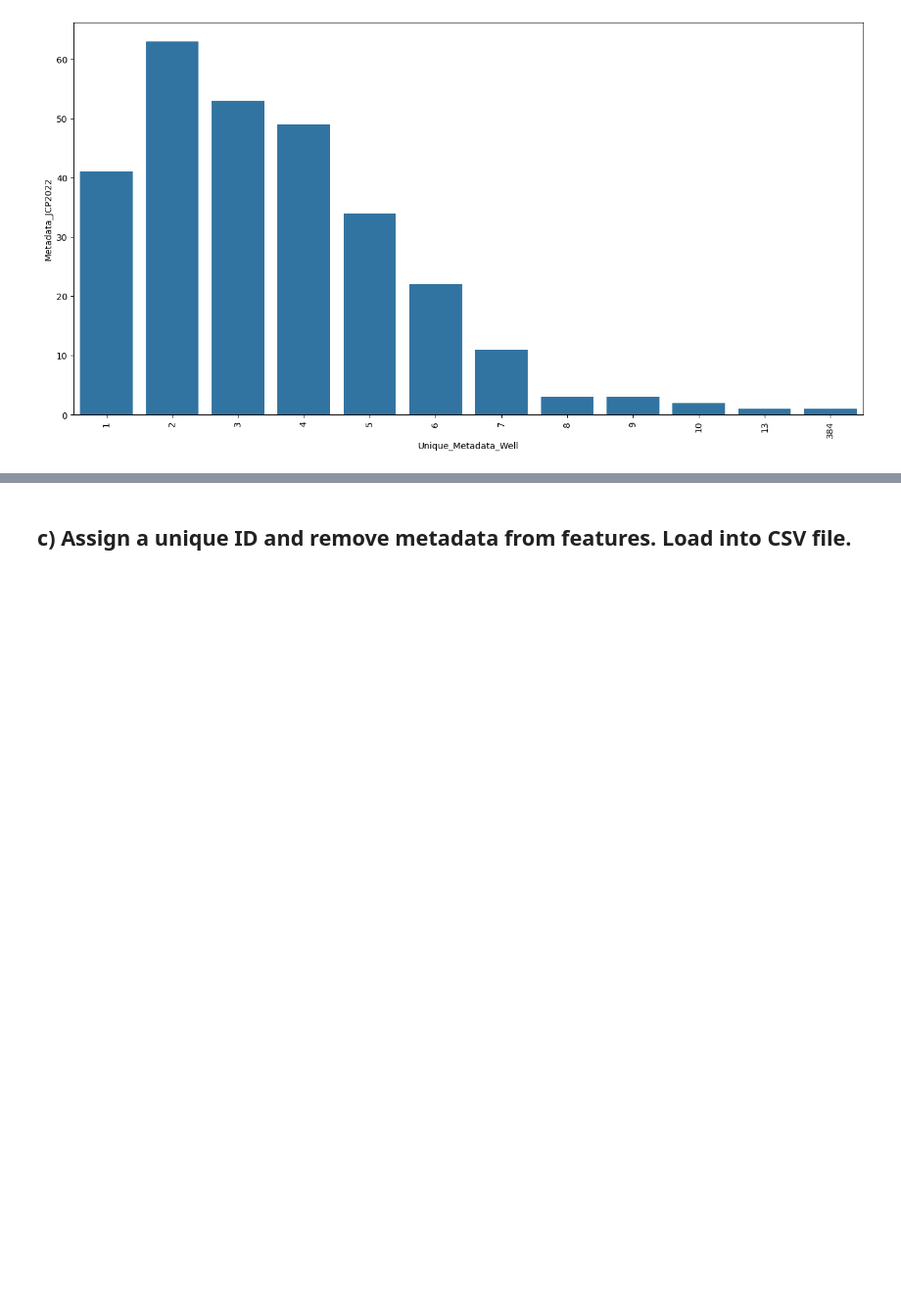
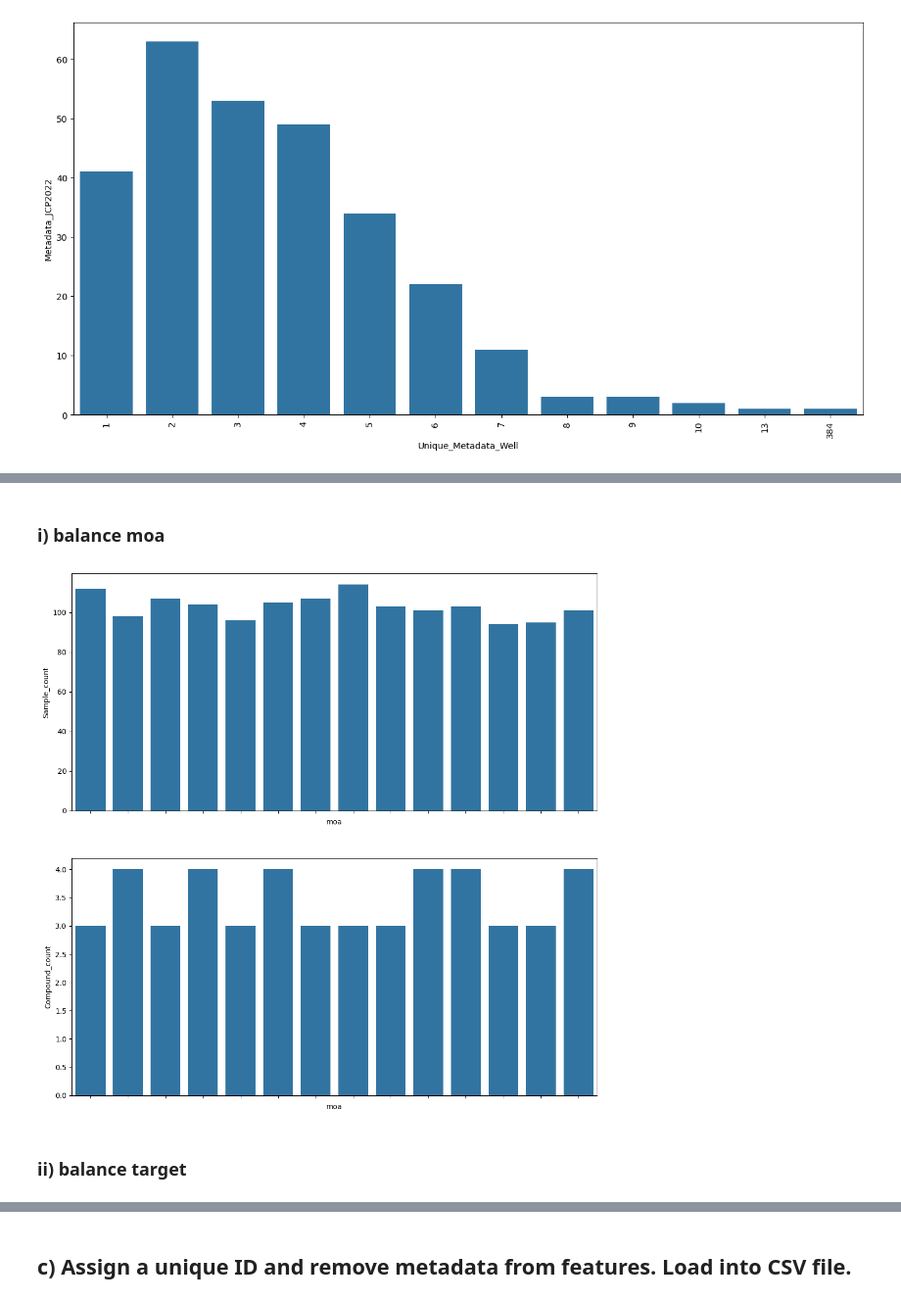
Before and after one commit to afermg/jump_attribution, a Jupyter notebook: workspace/analysis/naive_classifier_profiles.ipynb, the cells around one changed output, grey strips where cells are left out. Shown at 98% size. Drawn from its saved outputs; the diff is of its cells as text; code cells hidden in the pictures; blank space fills up the shorter version.

```diff
--- a/workspace/analysis/naive_classifier_profiles.ipynb
+++ b/workspace/analysis/naive_classifier_profiles.ipynb
@@ -184,0 +134,45 @@ pdt.moa_distribution(metadata.filter(pl.col("pert_iname") != "DMSO"), key="moa_r
+# %%
+def constrain_comp_per_source(metadata, min_rep=2, max_rep=4):
+    return (metadata.with_columns(
+        pl.col("Metadata_JCP2022").count().over("Metadata_InChIKey", "Metadata_Source").alias("comp_source"),
+        pl.col("Metadata_JCP2022").count().over("Metadata_InChIKey", "Metadata_Source", "Metadata_Well").alias("comp_source_well"),
+        pl.col("Metadata_Well").n_unique().over("Metadata_InChIKey", "Metadata_Source").alias("unique_well_source"))
+     .with_columns(pl.max_horizontal(pl.lit(1),
+                                     pl.min_horizontal(pl.col("comp_source_well"), max_rep // pl.col("unique_well_source")))
+                   .alias("sample"))
+     .filter(pl.col("comp_source") >= min_rep)
+     .group_by("Metadata_InChIKey", "Metadata_Source", "Metadata_Well")
+     .map_groups(lambda df: (df.sort(["Metadata_InChIKey", "Metadata_Source", "Metadata_Plate", "Metadata_Well"])
+                                       .sample(df.select(pl.col("sample").unique()).to_numpy().flatten()[0],
+                                      seed=42)))
+     .with_columns(pl.col("Metadata_JCP2022").count().over("Metadata_InChIKey", "Metadata_Source").alias("comp_source"))
+     .group_by("Metadata_InChIKey", "Metadata_Source")
+     .map_groups(lambda df: (df.sort(["Metadata_InChIKey", "Metadata_Source", "Metadata_Plate", "Metadata_Well"])
+                                       .sample(min(df.select(pl.col("comp_source").unique()).to_numpy().flatten()[0],
+                                               max_rep),
+                                               seed=42)))
+     .sort(["Metadata_InChIKey", "Metadata_Source", "Metadata_Plate", "Metadata_Well"])
+     .select(pl.all().exclude(["comp_source", "comp_source_well", "unique_well_source", "sample"])))
+# %% [markdown]
+### i) balance moa
+# %%
+metadata_trt_balance_moa = (metadata_trt.filter(pl.col("Metadata_Source").str.contains("_7$") != True)
+.with_columns(pl.col("Metadata_InChIKey").count().over("Metadata_InChIKey").alias("replicate"))
+.filter((pl.col("moa").str.contains("\|") != True) &
+        (pl.col("replicate").is_between(20, 50)) &
+        (pl.col("Metadata_Source").n_unique().over("Metadata_InChIKey") ==
+          pl.col("Metadata_Source").n_unique()))
+ .with_columns(pl.col("Metadata_InChIKey").n_unique().over("moa").alias("compound_per_moa"),
+               pl.col("Metadata_InChIKey").count().over("moa").alias("replicates_per_moa"))
+ .filter(pl.col("compound_per_moa").is_between(3, 4),
+         pl.col("replicates_per_moa") > 90))
+# %%
+metadata_trt_balance_moa = (metadata_trt_balance_moa.filter(pl.col("compound_per_moa") < 4)
+.vstack(constrain_comp_per_source(metadata_trt_balance_moa.filter(pl.col("compound_per_moa") == 4),
+                                  min_rep=1, max_rep=4)))
+# %%
+pdt.moa_distribution(metadata_trt_balance_moa)
+# %% [output]
+[figure, added]
+# %% [markdown]
+### ii) balance target
```
Also changed, not shown: parts of 43 cells of this notebook, 4 other files.
